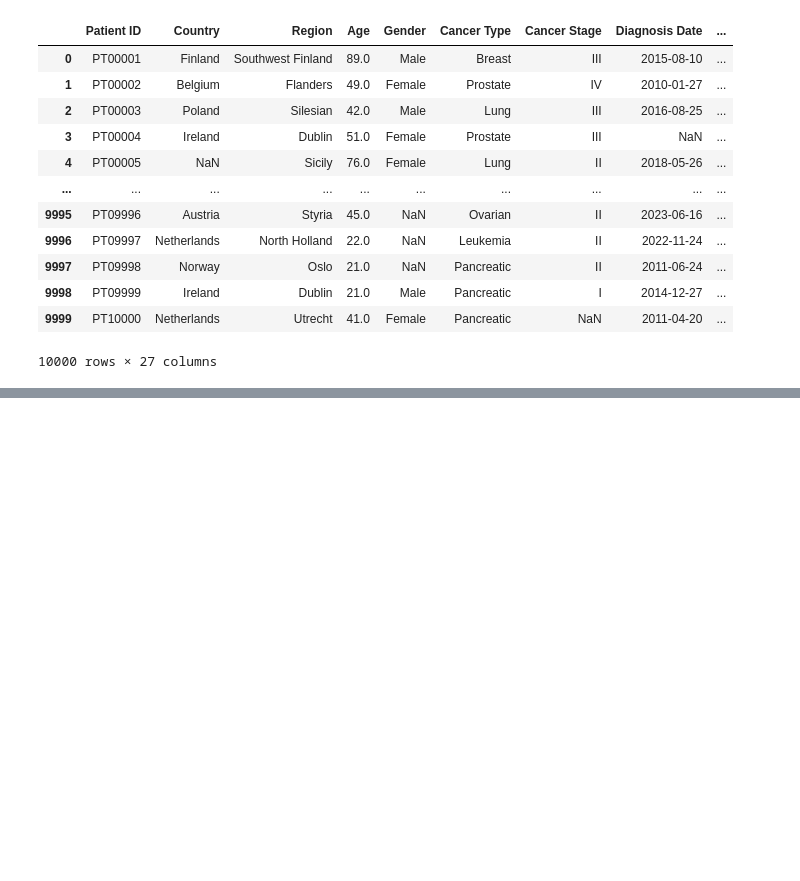
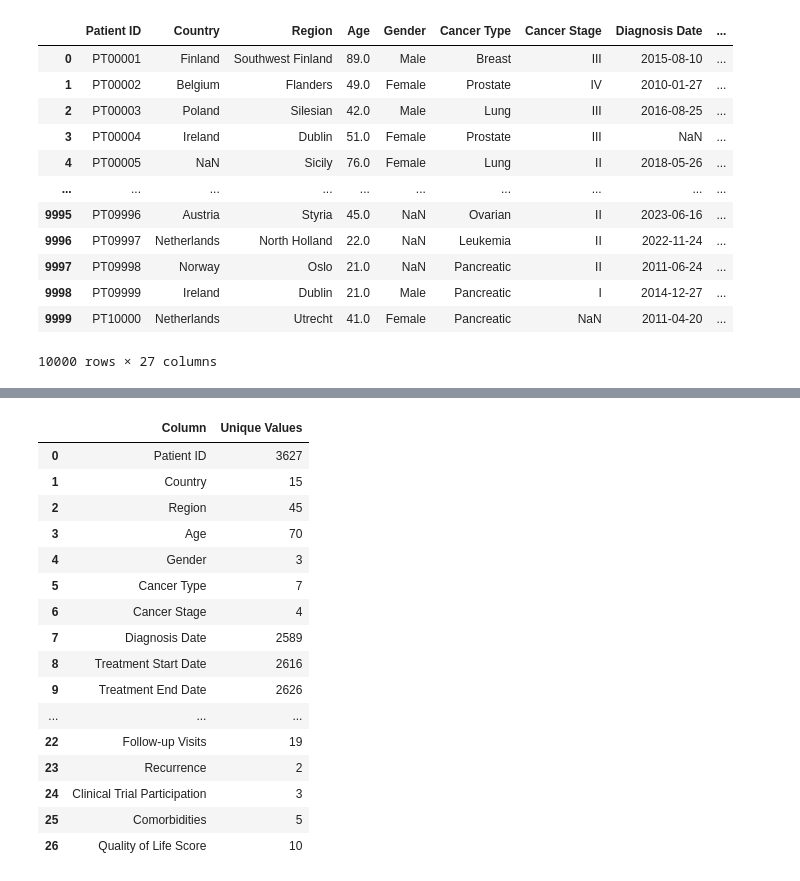
Before and after one commit to marcus1989/European_Cancer_Data, a Jupyter notebook: jupyter_notebooks/ETL.ipynb, the cells around one changed output, grey strips where cells are left out. Saved outputs shown, nothing was run; the diff lists cells and outputs as text; code cells hidden in the pictures; blank space fills up the shorter version.

```diff
--- a/jupyter_notebooks/ETL.ipynb
+++ b/jupyter_notebooks/ETL.ipynb
@@ -100,0 +257,23 @@ except Exception as e:
+# %%
+#checking for unique values
+unique_counts = df.nunique()
+unique_table = pd.DataFrame({'Column': unique_counts.index, 'Unique Values': unique_counts.values})
+unique_table
+# %% [output]
+|  | Column | Unique Values |
+| 0 | Patient ID | 3627 |
+| 1 | Country | 15 |
+| 2 | Region | 45 |
+| 3 | Age | 70 |
+| 4 | Gender | 3 |
+| 5 | Cancer Type | 7 |
+| 6 | Cancer Stage | 4 |
+| 7 | Diagnosis Date | 2589 |
+| 8 | Treatment Start Date | 2616 |
+| 9 | Treatment End Date | 2626 |
+| ... | ... | ... |
+| 22 | Follow-up Visits | 19 |
+| 23 | Recurrence | 2 |
+| 24 | Clinical Trial Participation | 3 |
+| 25 | Comorbidities | 5 |
+| 26 | Quality of Life Score | 10 |
```
Also changed, not shown: parts of 31 cells of this notebook, 2 other files.
